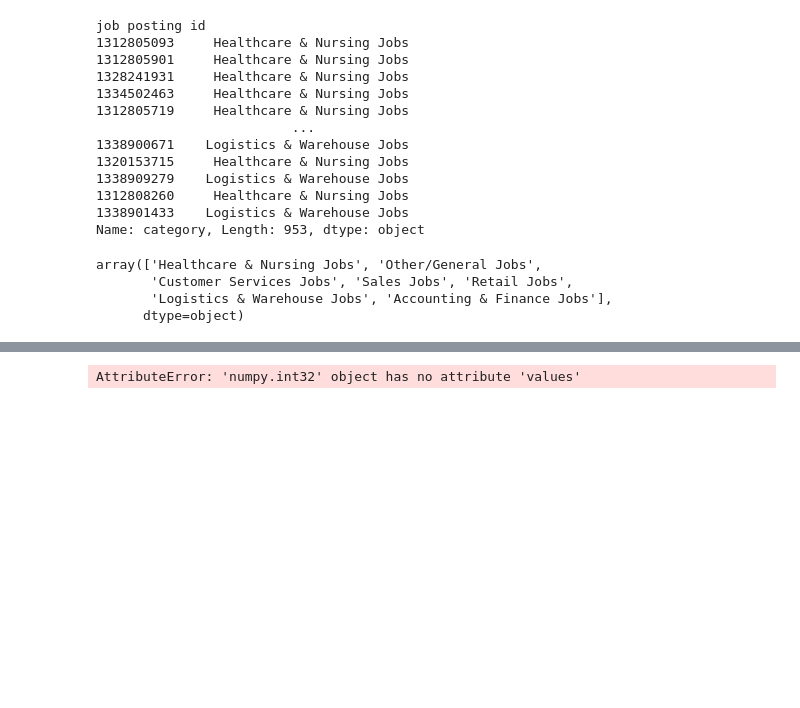
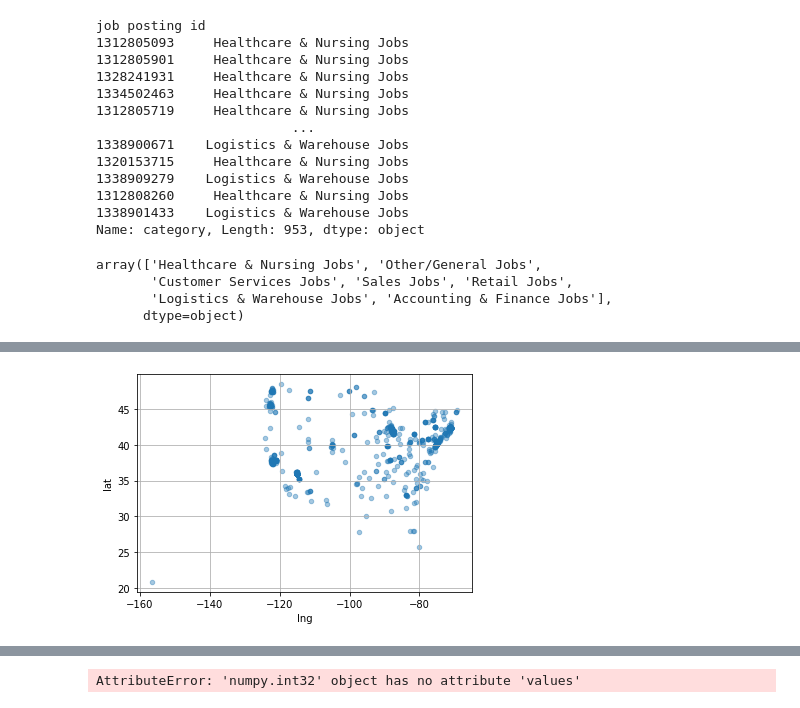
Before and after one commit to jmitterh/ProjectOnePyBootCamp, a Jupyter notebook: notebooks/JP_Visualization.ipynb, the cells around one changed output, grey strips where cells are left out. Drawn from its saved outputs; the diff is of its cells as text; code cells hidden in the pictures; blank space fills up the shorter version.

```diff
--- a/notebooks/JP_Visualization.ipynb
+++ b/notebooks/JP_Visualization.ipynb
@@ -83,5 +83,6 @@ cat_count = category.count()
 #                                    vmax=None, alpha=None, linewidths=None, verts=None, edgecolors=None, *,
 #                                    plotnonfinite=False, data=None, **kwargs)>
 cleansed_data.plot(kind="scatter", x="lng", y="lat", alpha=0.4)
+plt.grid()
 plt.show()
 # %% [output]
@@ -89,0 +89 @@ plt.show()
+[figure, added]
```
Also changed, not shown: parts of 4 cells of this notebook, 1 other file.
